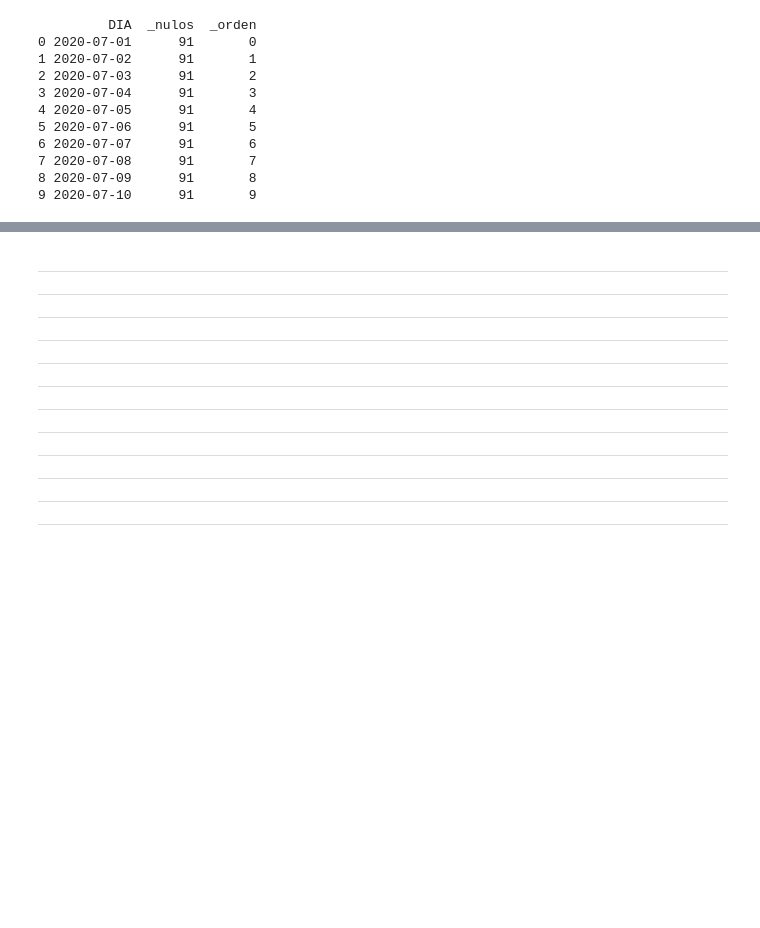
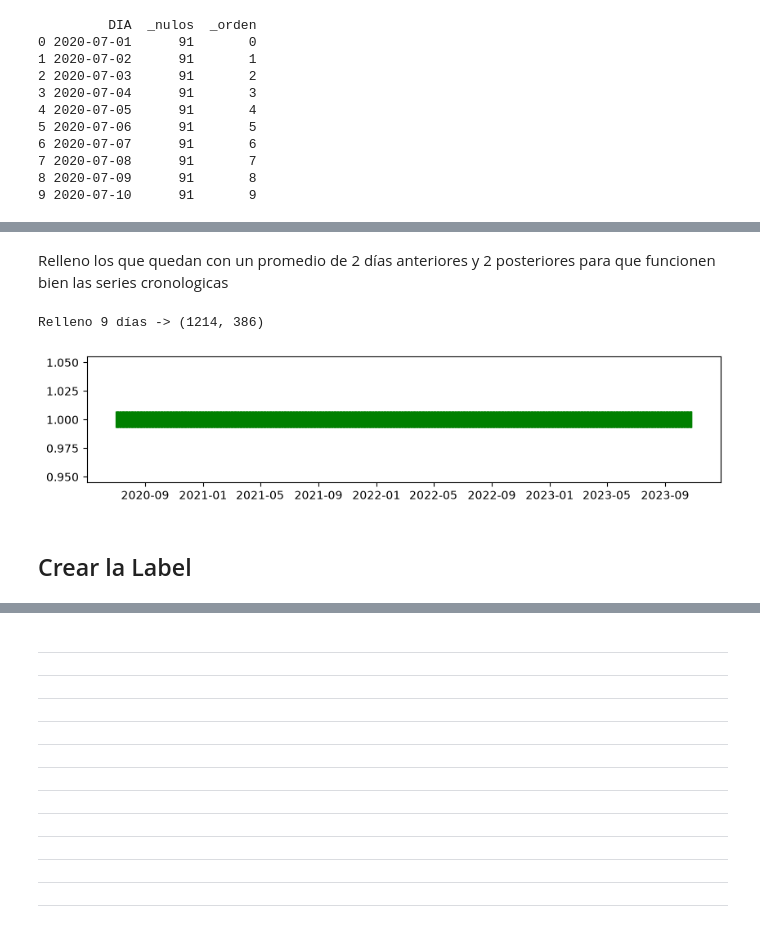
Before and after one commit to Marcjun/Cerveceria-LabDatosII, a Jupyter notebook: notebooks/eda.ipynb, the cells around one changed output, grey strips where cells are left out. Drawn from its saved outputs; the diff is of its cells as text; code cells hidden in the pictures; blank space fills up the shorter version.

```diff
--- a/notebooks/eda.ipynb
+++ b/notebooks/eda.ipynb
@@ -500,0 +532,25 @@ Días faltantes en el dataset segun rango min-max:
+# %% [markdown]
+Relleno los que quedan con un promedio de 2 días anteriores y 2 posteriores para que funcionen bien las series cronologicas
+# %%
+# Días faltantes: los relleno con el promedio de los 2 días anteriores y los 2 posteriores
+df_unido = df_unido.set_index("DIA").reindex(rango).rename_axis("DIA")
+vecinos = pd.concat([df_unido.shift(k) for k in (2, 1, -1, -2)])
+promedio = vecinos.groupby(level=0).mean(numeric_only=True)
+df_unido.loc[faltantes] = promedio.loc[faltantes]
+df_unido = df_unido.reset_index()
+print(f"Relleno {len(faltantes)} días -> {df_unido.shape}")
+# %% [output]
+Relleno 9 días -> (1214, 386)
+# %%
+rango = pd.date_range(start=df_unido['DIA'].min(), end=df_unido['DIA'].max(), freq='D')
+faltantes = rango.difference(df_unido['DIA'].dt.normalize())
+
+plt.figure(figsize=(10, 2))
+plt.plot(df_unido['DIA'], [1] * len(df_unido), '|', color='green', markersize=15, label='Días con datos')
+plt.plot(faltantes, [1] * len(faltantes), '|', color='red', markersize=15, label='Días faltantes')
+
+plt.show()
+# %% [output]
+[figure, added]
+# %% [markdown]
+## Crear la Label
```
Also changed, not shown: parts of 74 cells of this notebook, 4 other files.
